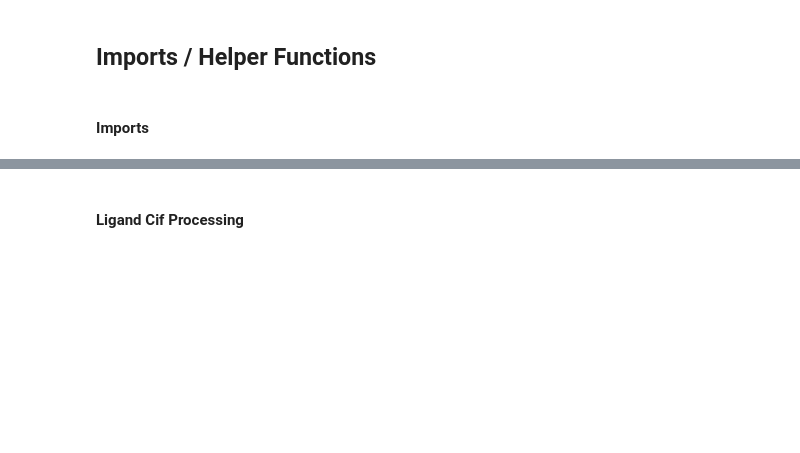
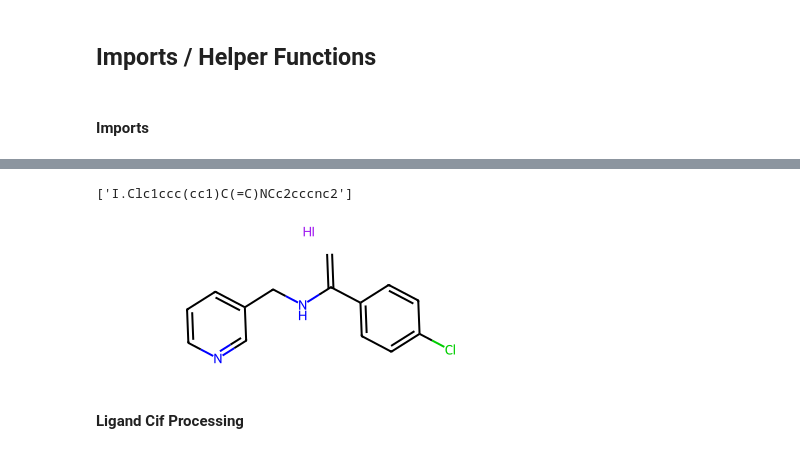
Before and after one commit to Hekstra-Lab/valdo, a Jupyter notebook: old_notebooks/diff-map.ipynb, the cells around one changed output, grey strips where cells are left out. Drawn from its saved outputs; the diff is of its cells as text; code cells hidden in the pictures; blank space fills up the shorter version.

```diff
--- a/old_notebooks/diff-map.ipynb
+++ b/old_notebooks/diff-map.ipynb
@@ -57,3 +62,11 @@ def smiles(sample_number, file_path='../sample_to_smiles.csv'):
+# %%
+smiles(1157)
+# %% [output]
+['I.Clc1ccc(cc1)C(=C)NCc2cccnc2']
+# %%
+Chem.MolFromSmiles('I.Clc1ccc(cc1)C(=C)NCc2cccnc2')
+# %% [output]
+[figure, added]
 # %%
 def author(number, filename='../bound_fileid.txt'):
     # Open the file in read mode
```
Also changed, not shown: parts of 3 cells of this notebook, 2 other files.
